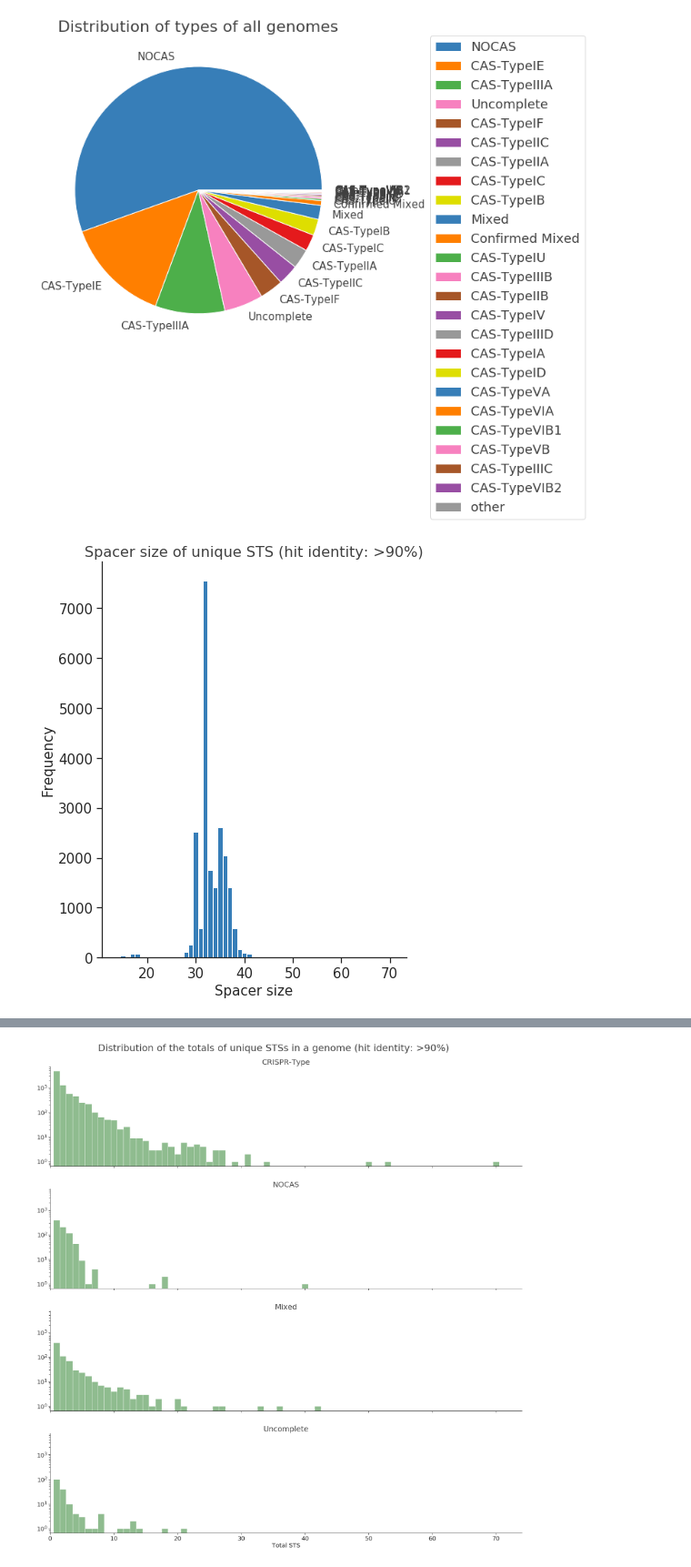
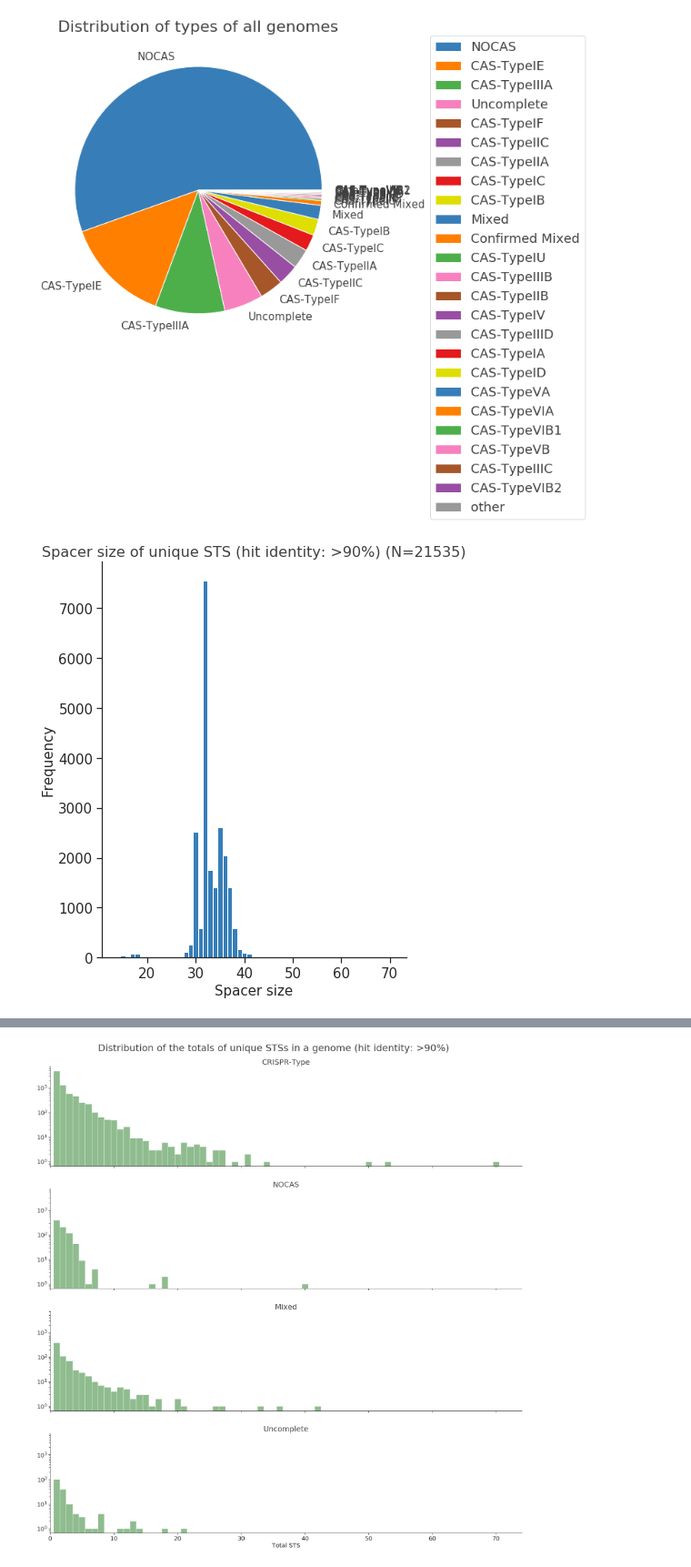
Before and after one commit to hwalinga/self-targeting-spacers-notebooks, a Jupyter notebook: new_res.ipynb, the cells around one changed output, grey strips where cells are left out. Shown at 91% size. Drawn from its saved outputs; the diff is of its cells as text; code cells hidden in the pictures.

```diff
--- a/new_res.ipynb
+++ b/new_res.ipynb
@@ -52,6 +52,13 @@ IPython.OutputArea.prototype._should_scroll = function(lines) {
 }
 # %% [output]
 [interactive output not drawn]
+# %%
+def percentage(x):
+    return x / x.sum()
+
+from pandas.core.base import PandasObject
+
+PandasObject.set_columns = lambda df, values: df.T.set_index(values).T
 # %%
 has_header = True  # this can be made with the preprocessing file 'patches/remove_double_genomes.py' or 'patches/summary'
 data_folder = '/home/hielke/bep/res/'
@@ -417,22 +424,25 @@ Text(0.5, 1.0, 'Distribution of types of all genomes')
 #     second_order += 1
 #     plt.savefig(fig_folder + first_order + str(second_order) + ax.get_title().replace(" ", "_") + ".png", format='png', bbox_inches='tight')
 # %%
-ax = df_uni.pipe(
-    lambda df: df['spacer_size'].hist(
-        bins=list(map(.5 .__rsub__, range(df['spacer_size'].min(), df['spacer_size'].max() + 2)))
+def plot(d):
+    ax = d.pipe(
+        lambda df: df['spacer_size'].hist(
+            bins=list(map(.5 .__rsub__, range(df['spacer_size'].min(), df['spacer_size'].max() + 2)))
+        )
     )
-)
+    return ax, len(d)
+ax, N = plot(df_uni)
 sns.despine()
 ax.grid(False)
 plSize = plt.gcf().get_size_inches()
 plt.gcf().set_size_inches((plSize[0]*1, plSize[1]*2))
 # ax.set_yscale('log')
-plt.title("Spacer size of unique STS (hit identity: %s)" % perc_ident + title_mod, fontsize=16)
+plt.title("Spacer size of unique STS (hit identity: %s) (N=%d)" % (perc_ident + title_mod, N), fontsize=16)
 plt.xlabel("Spacer size")
 plt.ylabel("Frequency")
 save_fig()
 # %% [output]
-[figure, old version]
+[figure, new version]
 # %%
 g = sns.FacetGrid(df_uni.query('array_size < 100'), row='top_level_group', aspect=4, )
 g = g.map(plt.hist, 'array_size', density=True, color='darkseagreen', bins=40)
```
Also changed, not shown: parts of 21 cells of this notebook.
